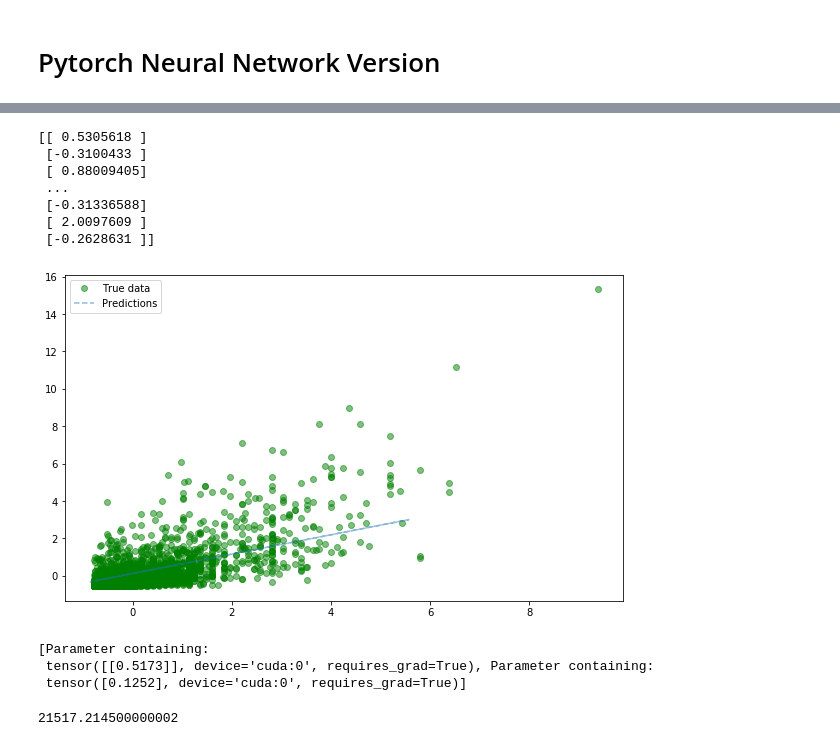
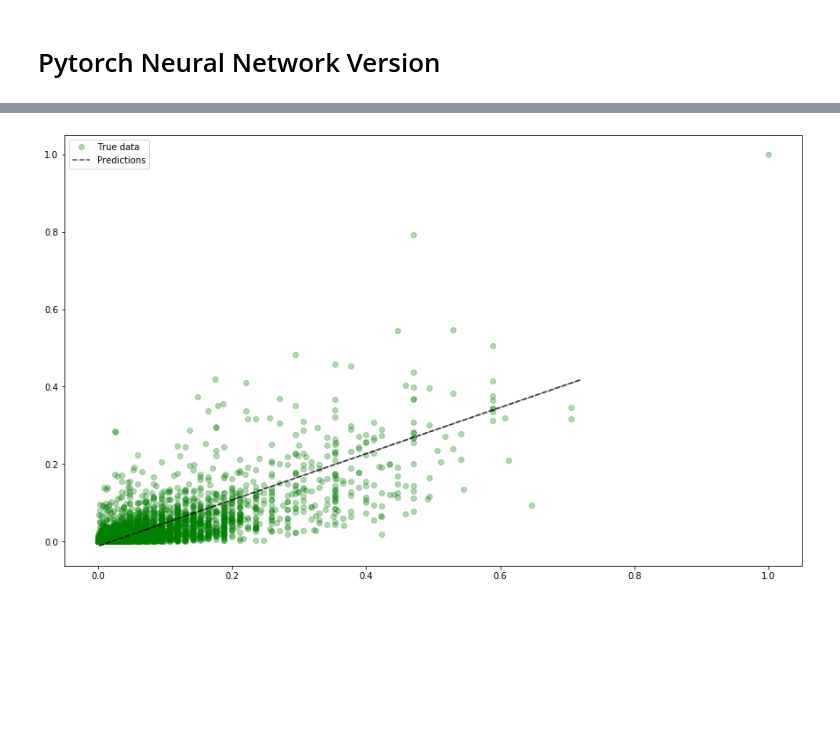
Before and after one commit to Zmichek/machine-learning-projects, a Jupyter notebook: learning-problems/supervised-learning/regression/single-variable-regression/predict-movie-revenue/predict-movie-revenue.ipynb, the cells around one changed output, grey strips where cells are left out. Cells and saved outputs as stored; diff of their text form; code cells hidden in the pictures; blank space fills up the shorter version.

Commit message:
cleaned up single linear regression

```diff
--- a/learning-problems/supervised-learning/regression/single-variable-regression/predict-movie-revenue/predict-movie-revenue.ipynb
+++ b/learning-problems/supervised-learning/regression/single-variable-regression/predict-movie-revenue/predict-movie-revenue.ipynb
@@ -110,17 +108,13 @@ y_test = scalingstd.fit_transform(y_test)
 # %% [markdown]
 # Pytorch Neural Network Version
 # %%
-# Model Architecture -- Simple Linear Neuron
-# Inherit from torch.nn.Module
-# A fully connected layer, one input --- one output
-# The layer (technically input/weight combo). A weight
-# is applied to an input; output is Ax+b ([weight*input] + bias)
+# Model Architecture -- Ax+b ([weight*input] + bias)
 # Entirely Linear so no activation function
 # Only need to define how the input signal is processed
 # Just specify how the neuron layer modifies its input signal
-class LinearRegressionModel(nn.Module):
+class Model(nn.Module):
     def __init__(self, input_size, output_size):
-        super(LinearRegressionModel, self).__init__()
+        super(Model, self).__init__()
         self.linear = nn.Linear(input_size, output_size)
     def forward(self, x):
         y_hat = self.linear(x)
@@ -129,10 +123,10 @@ class LinearRegressionModel(nn.Module):
 # 1 Input -- 1 Output
 input_dim = 1
 output_dim = 1
-learning_rate = 0.001
-epochs = 1000
+learning_rate = 0.1
+epochs = 500
 
-model = LinearRegressionModel(input_dim, output_dim)
+model = Model(input_dim, output_dim)
 ##### FOR GPU ######
 if torch.cuda.is_available():
     model.cuda()
@@ -196,31 +192,18 @@ tensor([0.5173, 0.1252], device='cuda:0')
 # %%
 # Testing
 with torch.no_grad(): # Gradients not needed in testing phase.
     test_input = Variable(torch.from_numpy(x_test))
     if torch.cuda.is_available():
         predicted = model(test_input.cuda()).cpu().data.numpy()
+
     else:
         predicted = model(test_input).data.numpy()
-    print(predicted)
 
-plt.figure(figsize=[10,6])
+plt.figure(figsize=[15,9])
 plt.clf()
-plt.plot(x_train, y_train, 'go', label='True data', alpha=0.5)
-plt.plot(x_test, predicted, '--', label='Predictions', alpha=0.5)
+plt.plot(x_train, y_train, 'go', label='True data', alpha=0.3)
+plt.plot(x_test, predicted, '--', label='Predictions', alpha=0.7, color='black')
 plt.legend(loc='best')
 plt.show()
 # %% [output]
-[[ 0.5305618 ]
- [-0.3100433 ]
- [ 0.88009405]
- ...
- [-0.31336588]
- [ 2.0097609 ]
- [-0.2628631 ]]
-[figure, old version]
+[figure, new version]
-# %%
-list(model.parameters())
-# %% [output]
-[Parameter containing:
- tensor([[0.5173]], device='cuda:0', requires_grad=True), Parameter containing:
- tensor([0.1252], device='cuda:0', requires_grad=True)]
@@ -231,4 +209,0 @@ yout = 36000 * 0.5977 + 0.0145
-# %%
-yout
-# %% [output]
-21517.214500000002
```
Also changed, not shown: parts of 8 cells of this notebook, 3 other files.
